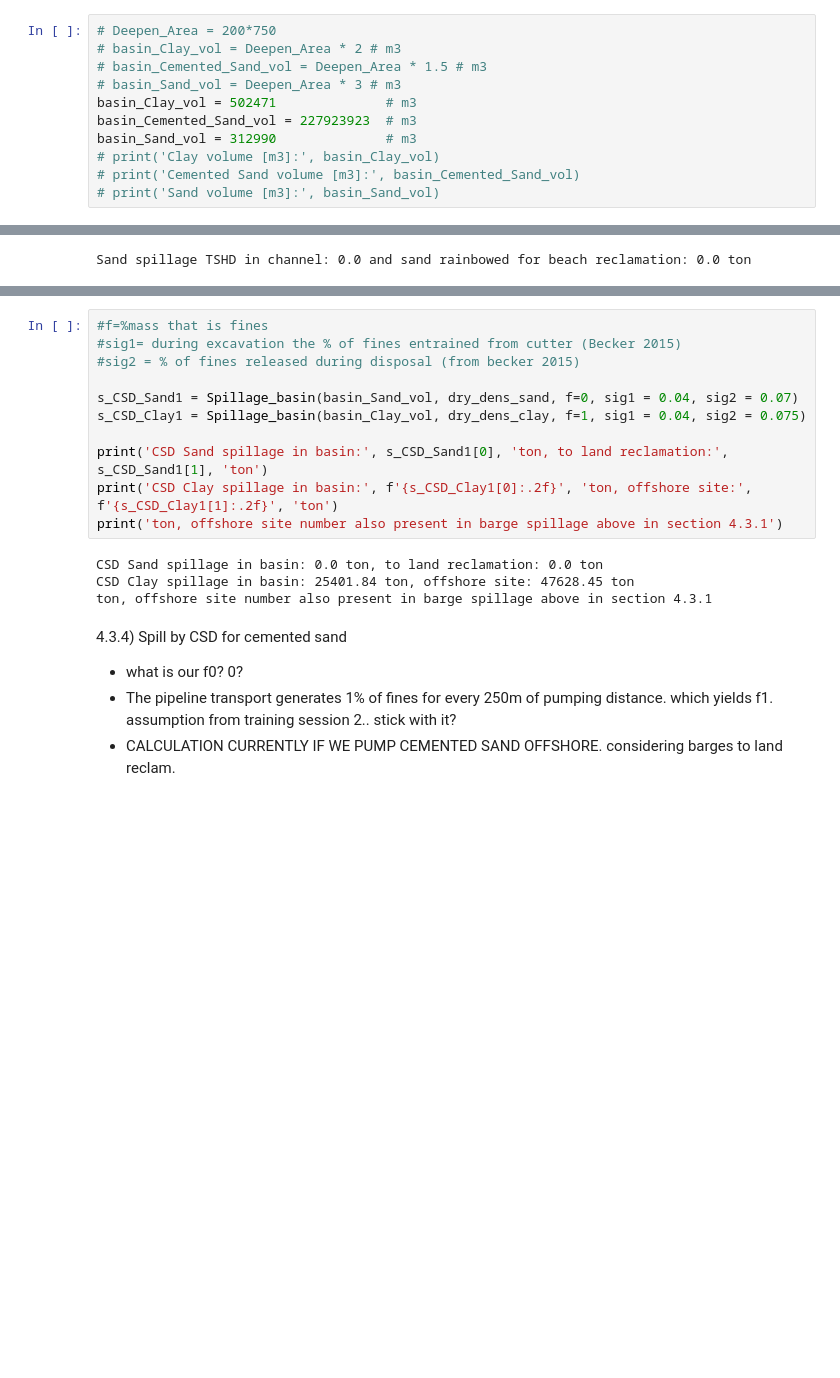
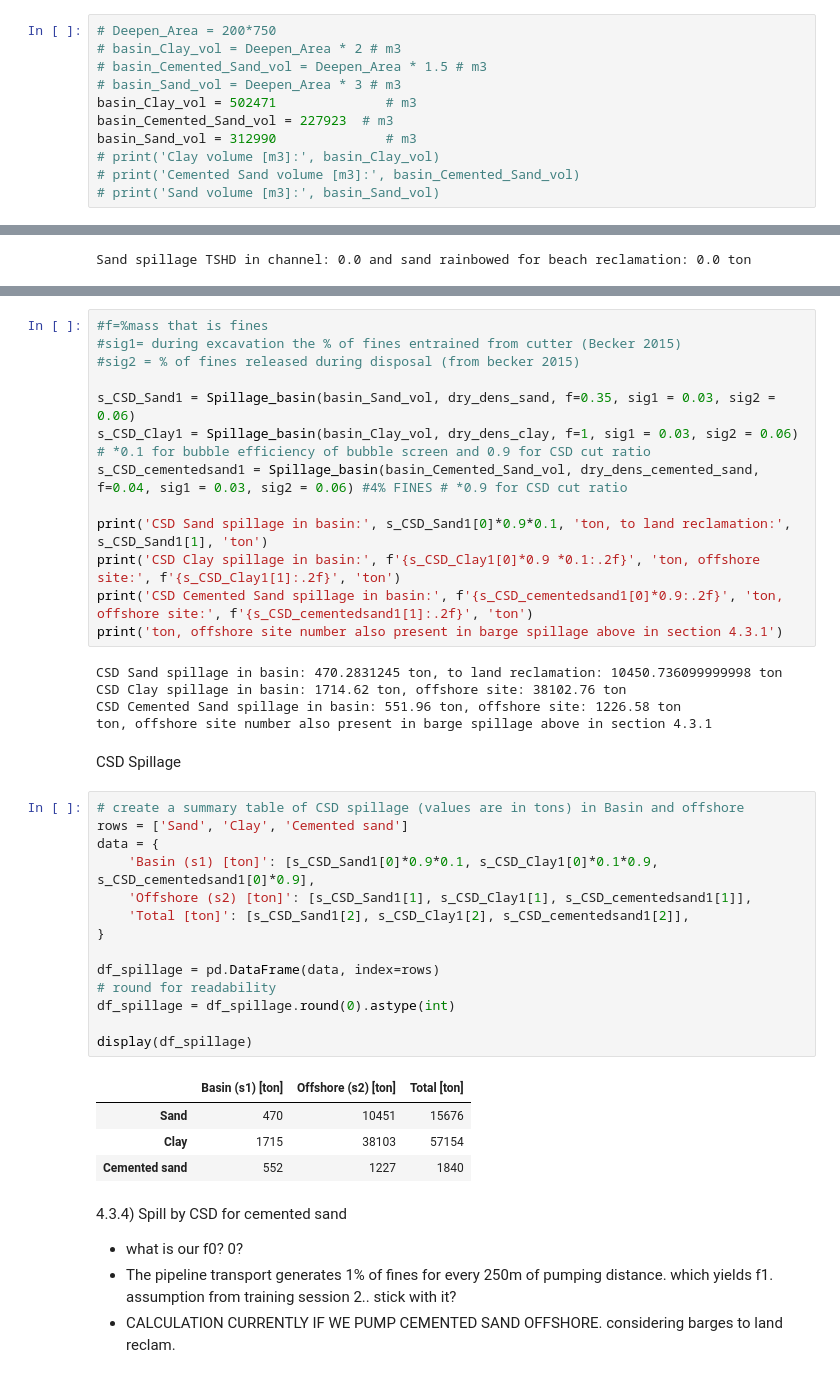
Before and after one commit to denisepierce01/Dredging, a Jupyter notebook: Dredging.ipynb, the cells around one changed output, grey strips where cells are left out. Cells and saved outputs as stored; diff of their text form; blank space fills up the shorter version.

```diff
--- a/Dredging.ipynb
+++ b/Dredging.ipynb
@@ -163,7 +181,7 @@ Basin Deepening
 # basin_Cemented_Sand_vol = Deepen_Area * 1.5 # m3
 # basin_Sand_vol = Deepen_Area * 3 # m3
 basin_Clay_vol = 502471              # m3
-basin_Cemented_Sand_vol = 227923923  # m3
+basin_Cemented_Sand_vol = 227923  # m3
 basin_Sand_vol = 312990              # m3
 # print('Clay volume [m3]:', basin_Clay_vol)
 # print('Cemented Sand volume [m3]:', basin_Cemented_Sand_vol)
@@ -373,16 +382,40 @@ will use CSD on sand in deepening. disposal with barges in harbor
 #sig1= during excavation the % of fines entrained from cutter (Becker 2015)
 #sig2 = % of fines released during disposal (from becker 2015)
 
-s_CSD_Sand1 = Spillage_basin(basin_Sand_vol, dry_dens_sand, f=0, sig1 = 0.04, sig2 = 0.07)
-s_CSD_Clay1 = Spillage_basin(basin_Clay_vol, dry_dens_clay, f=1, sig1 = 0.04, sig2 = 0.075)
+s_CSD_Sand1 = Spillage_basin(basin_Sand_vol, dry_dens_sand, f=0.35, sig1 = 0.03, sig2 = 0.06)
+s_CSD_Clay1 = Spillage_basin(basin_Clay_vol, dry_dens_clay, f=1, sig1 = 0.03, sig2 = 0.06) # *0.1 for bubble efficiency of bubble screen and 0.9 for CSD cut ratio
+s_CSD_cementedsand1 = Spillage_basin(basin_Cemented_Sand_vol, dry_dens_cemented_sand, f=0.04, sig1 = 0.03, sig2 = 0.06) #4% FINES # *0.9 for CSD cut ratio
 
-print('CSD Sand spillage in basin:', s_CSD_Sand1[0], 'ton, to land reclamation:', s_CSD_Sand1[1], 'ton')
-print('CSD Clay spillage in basin:', f'{s_CSD_Clay1[0]:.2f}', 'ton, offshore site:', f'{s_CSD_Clay1[1]:.2f}', 'ton')
+print('CSD Sand spillage in basin:', s_CSD_Sand1[0]*0.9*0.1, 'ton, to land reclamation:', s_CSD_Sand1[1], 'ton')
+print('CSD Clay spillage in basin:', f'{s_CSD_Clay1[0]*0.9 *0.1:.2f}', 'ton, offshore site:', f'{s_CSD_Clay1[1]:.2f}', 'ton')
+print('CSD Cemented Sand spillage in basin:', f'{s_CSD_cementedsand1[0]*0.9:.2f}', 'ton, offshore site:', f'{s_CSD_cementedsand1[1]:.2f}', 'ton')
 print('ton, offshore site number also present in barge spillage above in section 4.3.1')
 # %% [output]
-CSD Sand spillage in basin: 0.0 ton, to land reclamation: 0.0 ton
-CSD Clay spillage in basin: 25401.84 ton, offshore site: 47628.45 ton
+CSD Sand spillage in basin: 470.2831245 ton, to land reclamation: 10450.736099999998 ton
+CSD Clay spillage in basin: 1714.62 ton, offshore site: 38102.76 ton
+CSD Cemented Sand spillage in basin: 551.96 ton, offshore site: 1226.58 ton
 ton, offshore site number also present in barge spillage above in section 4.3.1
+# %% [markdown]
+CSD Spillage
+# %%
+# create a summary table of CSD spillage (values are in tons) in Basin and offshore
+rows = ['Sand', 'Clay', 'Cemented sand']
+data = {
+    'Basin (s1) [ton]': [s_CSD_Sand1[0]*0.9*0.1, s_CSD_Clay1[0]*0.1*0.9, s_CSD_cementedsand1[0]*0.9],
+    'Offshore (s2) [ton]': [s_CSD_Sand1[1], s_CSD_Clay1[1], s_CSD_cementedsand1[1]],
+    'Total [ton]': [s_CSD_Sand1[2], s_CSD_Clay1[2], s_CSD_cementedsand1[2]],
+}
+
+df_spillage = pd.DataFrame(data, index=rows)
+# round for readability
+df_spillage = df_spillage.round(0).astype(int)
+
+display(df_spillage)
+# %% [output]
+|  | Basin (s1) [ton] | Offshore (s2) [ton] | Total [ton] |
+| Sand | 470 | 10451 | 15676 |
+| Clay | 1715 | 38103 | 57154 |
+| Cemented sand | 552 | 1227 | 1840 |
 # %% [markdown]
 4.3.4) Spill by CSD for cemented sand
 - what is our f0? 0?
```
Also changed, not shown: parts of 16 cells of this notebook.
